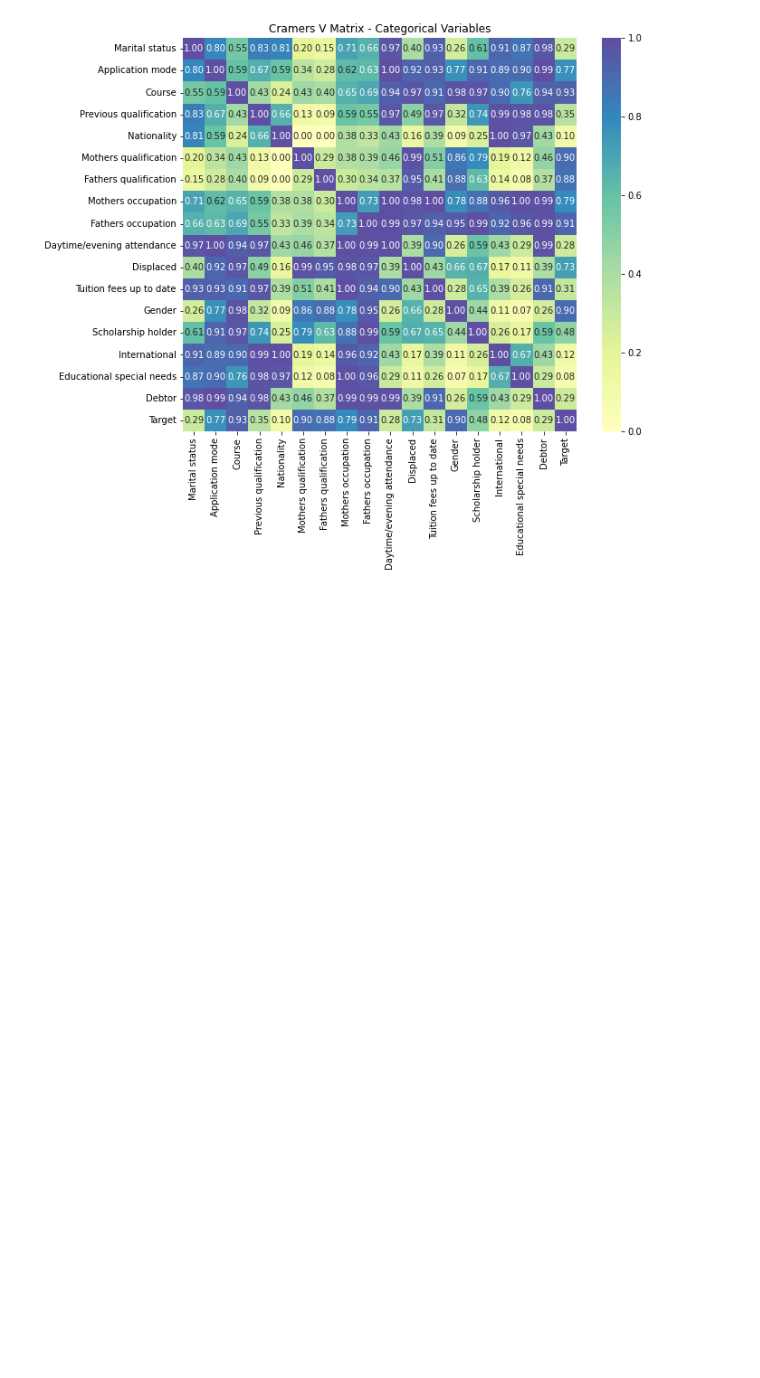
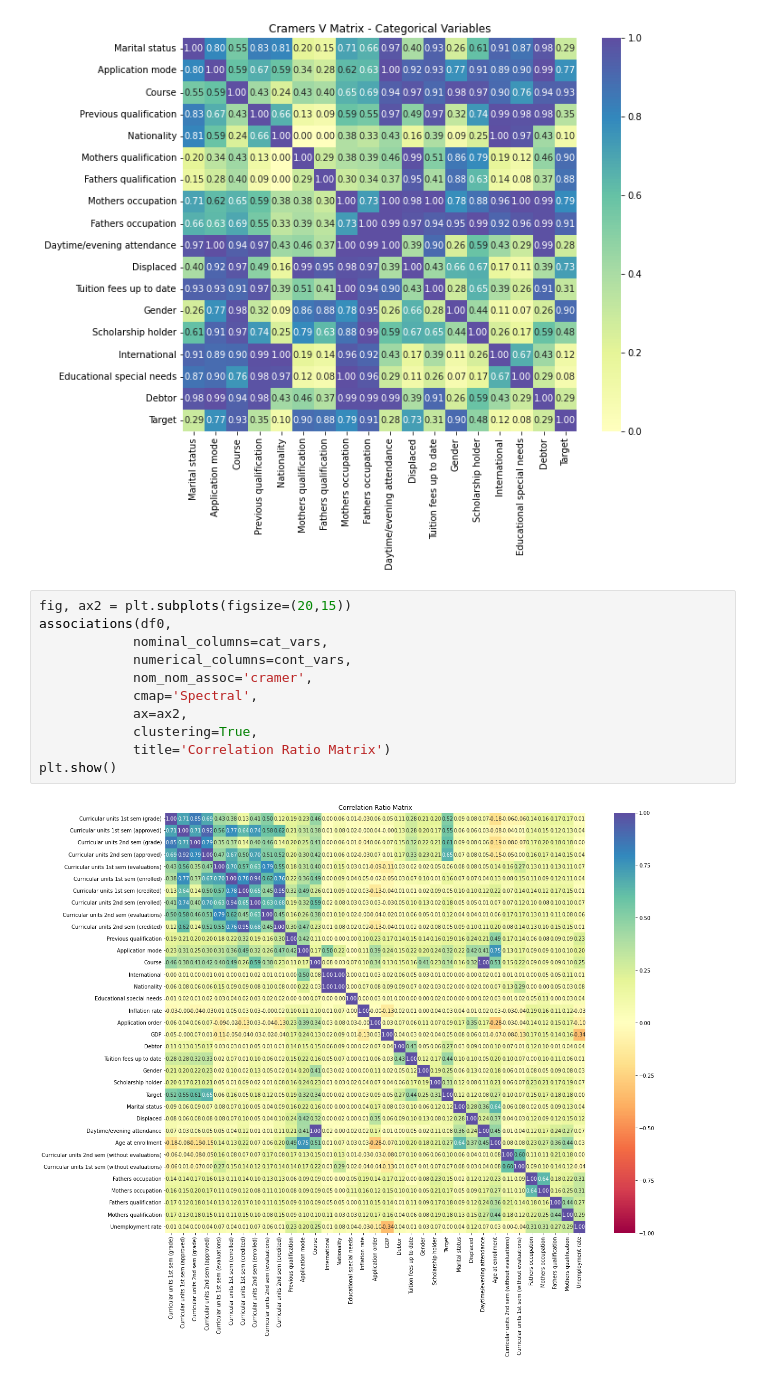
Before and after one commit to KatiaAlbito/university_dropout, a Jupyter notebook: data_exploration.ipynb, the cells around one changed output. Saved outputs shown, nothing was run; the diff lists cells and outputs as text; blank space fills up the shorter version.

Commit message:
Correlation Ratio Matrix

```diff
--- a/data_exploration.ipynb
+++ b/data_exploration.ipynb
@@ -218,3 +199,16 @@ cramers_v = associations(df0_names[cat_vars], nom_nom_assoc='cramer', cmap='Spec
 plt.show()
 # %% [output]
 [figure]
+# %%
+fig, ax2 = plt.subplots(figsize=(20,15))
+associations(df0,
+            nominal_columns=cat_vars,
+            numerical_columns=cont_vars,
+            nom_nom_assoc='cramer',
+            cmap='Spectral',
+            ax=ax2,
+            clustering=True,
+            title='Correlation Ratio Matrix')
+plt.show()
+# %% [output]
+[figure, added]
```
Also changed, not shown: parts of 5 cells of this notebook.
